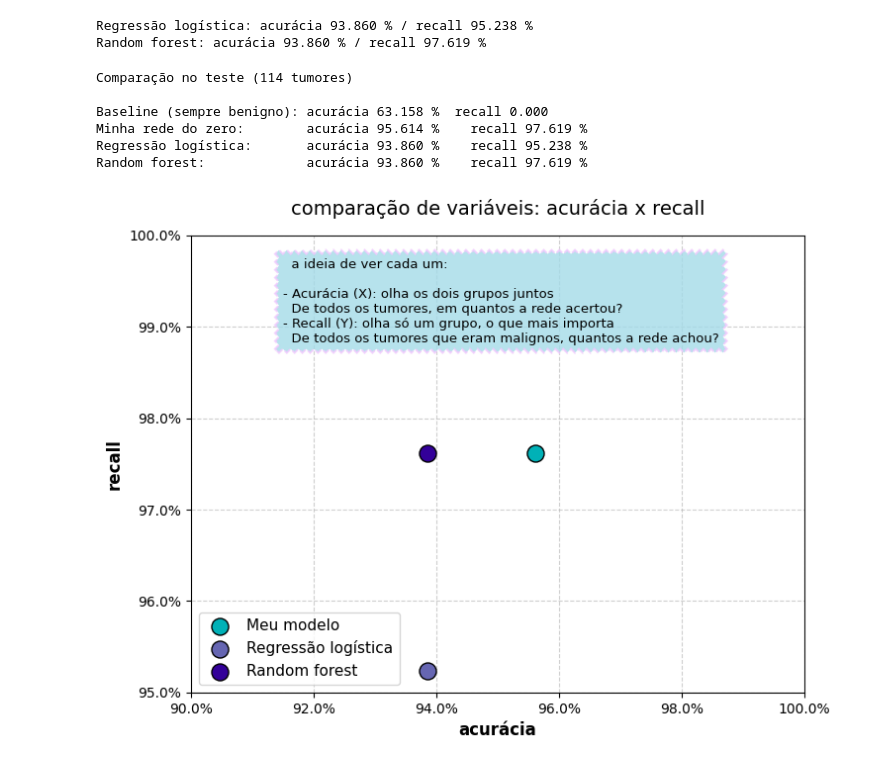
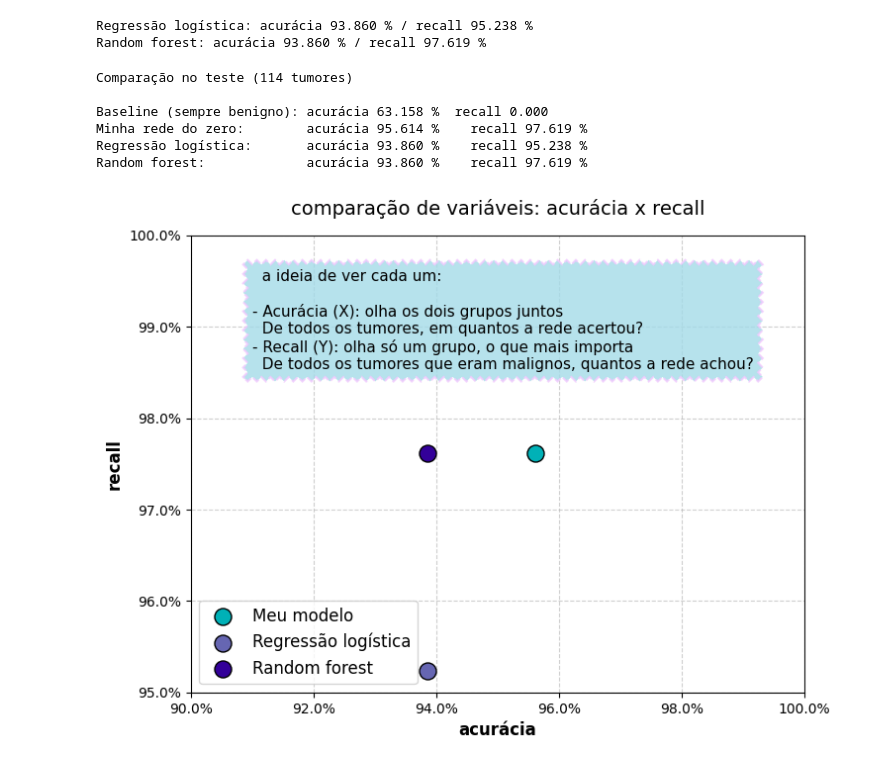
Before and after one commit to mmariannaholanda/ia_identificacao_tumores, a Jupyter notebook: treino_redeneural_ia.ipynb, the cells around one changed output. Drawn from its saved outputs; the diff is of its cells as text; code cells hidden in the pictures.

Commit message:
melhora da imagem, e diminuicao de passos e neuronios desnecessarios

```diff
--- a/treino_redeneural_ia.ipynb
+++ b/treino_redeneural_ia.ipynb
@@ -95,12 +95,12 @@ respostas_teste = teste['B_maligno'].values.reshape(-1, 1)
 
 # arquitetura
 quantidade_entradas = 4
-quantidade_neuronios_escondidos = 32
+quantidade_neuronios_escondidos = 12
 quantidade_neuronios_saida = 1  # ja que e benigno ou maligno
 
 # outras variaveis
 taxa_aprendizado = 0.1
-quantidade_passos = 10000  # qntd de epocas
+quantidade_passos = 5000  # qntd de epocas
 
 
 # pesos e bias
@@ -584,34 +584,34 @@ texto_obs = (
     "  a ideia de ver cada um: \n\n"
     "- Acurácia (X): olha os dois grupos juntos\n"
     "  De todos os tumores, em quantos a rede acertou? \n"
     "- Recall (Y): olha só um grupo, o que mais importa\n"
     "  De todos os tumores que eram malignos, quantos a rede achou?"
 )
 ax.text(
-    91.5, 98.8, texto_obs,        # posição x e y onde o texto vai começar
-    fontsize=9.5,
+    91, 98.5, texto_obs,        # posição x e y onde o texto vai começar
+    fontsize=11,
     verticalalignment='bottom',
     horizontalalignment='left',
     bbox=dict(
         boxstyle='sawtooth,pad=0.6',
         facecolor='#a4dbe8',
         edgecolor='#f1c9fe',
         linewidth= 1.5,
         linestyle='--',
         alpha=0.8
     )
 )
 # voltando para op grafico em si
 ax.grid(True, linestyle='--', alpha=0.6)
-ax.legend(loc='lower left', fontsize=11)
+ax.legend(loc='lower left', fontsize=12)
 
 plt.savefig("grafico_comparacao.png",dpi=150,bbox_inches="tight")
 plt.show()
 # %% [output]
 Comparação no teste (114 tumores)
 
 Baseline (sempre benigno): acurácia 63.158 %  recall 0.000
 Minha rede do zero:        acurácia 95.614 %    recall 97.619 %
 Regressão logística:       acurácia 93.860 %    recall 95.238 %
 Random forest:             acurácia 93.860 %    recall 97.619 %
-[figure, old version]
+[figure, new version]
```
Also changed, not shown: parts of 4 cells of this notebook.
